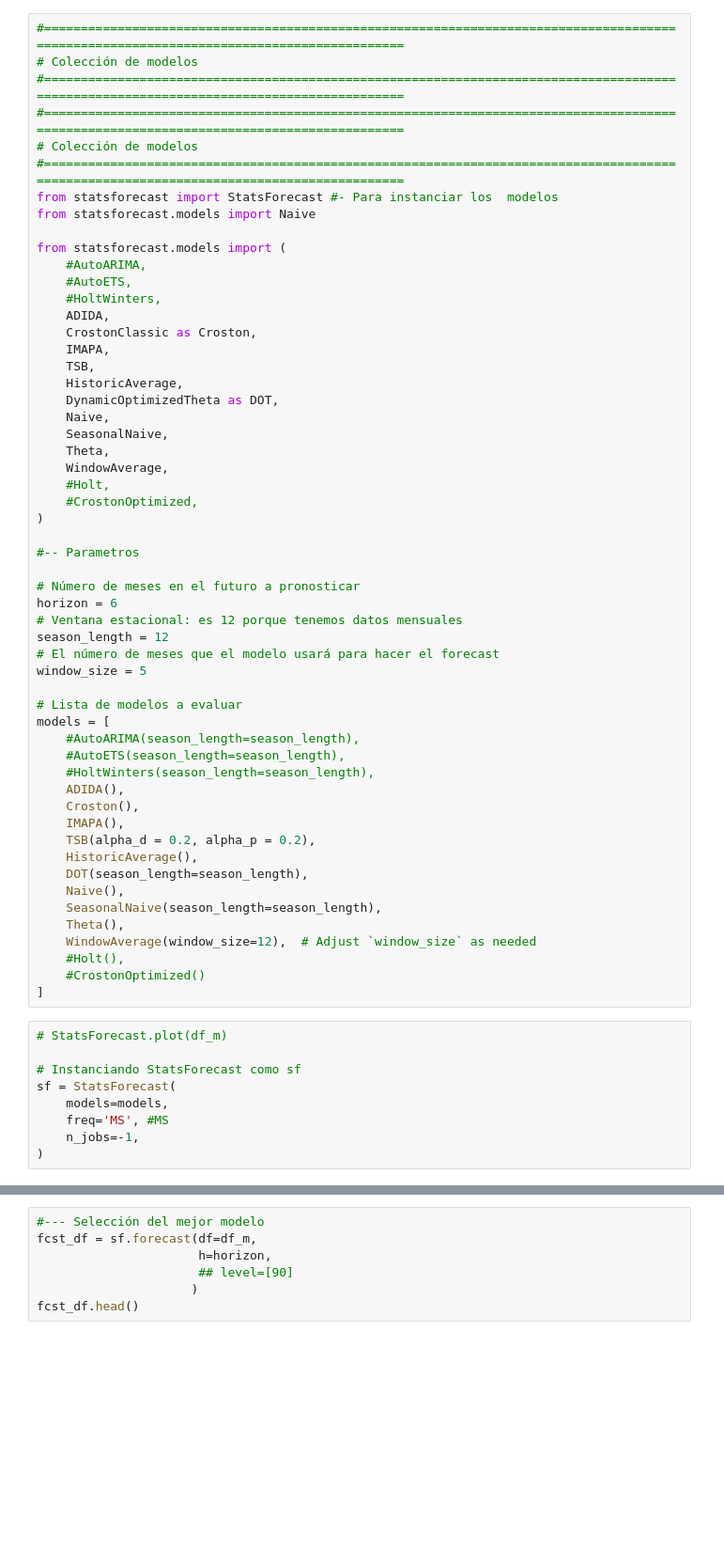
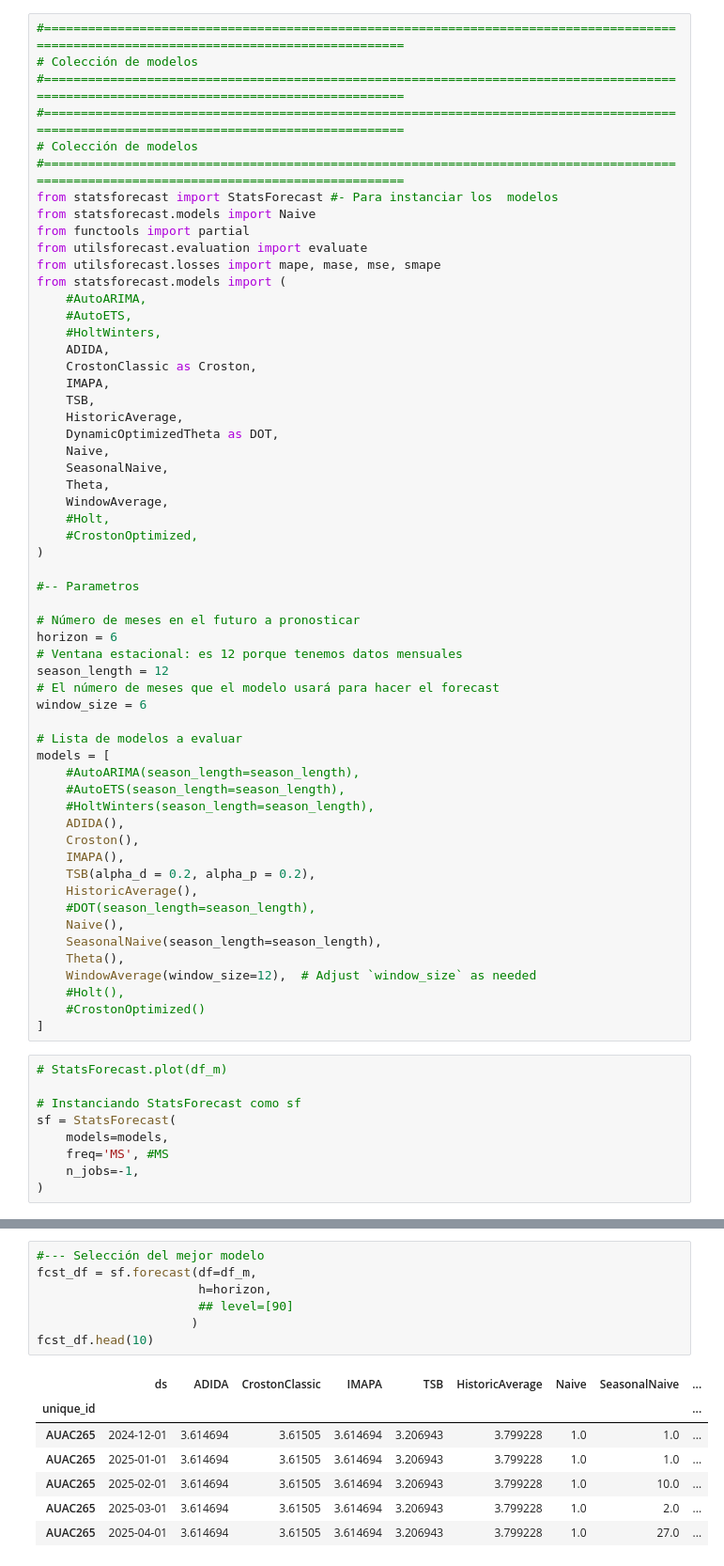
Before and after one commit to luemartinezro/ujueta_project, a Jupyter notebook: mod_data_apilada_Dda_low.ipynb, the cells around one changed output, grey strips where cells are left out. Shown at 94% size. Cells and saved outputs as stored; diff of their text form; blank space fills up the shorter version.

```diff
--- a/mod_data_apilada_Dda_low.ipynb
+++ b/mod_data_apilada_Dda_low.ipynb
@@ -266,7 +281,9 @@ memory usage: 1.5+ MB
 #========================================================================================================================================
 from statsforecast import StatsForecast #- Para instanciar los  modelos
 from statsforecast.models import Naive
-
+from functools import partial
+from utilsforecast.evaluation import evaluate
+from utilsforecast.losses import mape, mase, mse, smape
 from statsforecast.models import (
     #AutoARIMA,
     #AutoETS,
@@ -292,7 +309,7 @@ horizon = 6
 # Ventana estacional: es 12 porque tenemos datos mensuales
 season_length = 12
 # El número de meses que el modelo usará para hacer el forecast
-window_size = 5
+window_size = 6
 
 # Lista de modelos a evaluar
 models = [
@@ -304,7 +321,7 @@ models = [
     IMAPA(),
     TSB(alpha_d = 0.2, alpha_p = 0.2),
     HistoricAverage(),
-    DOT(season_length=season_length),
+    #DOT(season_length=season_length),
     Naive(),
     SeasonalNaive(season_length=season_length),
     Theta(),
@@ -353,9 +395,17 @@ evaluation_df.head(22)
 # %%
 #--- Selección del mejor modelo
 fcst_df = sf.forecast(df=df_m,
                       h=horizon,
                       ## level=[90]
                      )
-fcst_df.head()
+fcst_df.head(10)
+# %% [output]
+|  | ds | ADIDA | CrostonClassic | IMAPA | TSB | HistoricAverage | Naive | SeasonalNaive | ... |
+| unique_id |  |  |  |  |  |  |  |  | ... |
+| AUAC265 | 2024-12-01 | 3.614694 | 3.61505 | 3.614694 | 3.206943 | 3.799228 | 1.0 | 1.0 | ... |
+| AUAC265 | 2025-01-01 | 3.614694 | 3.61505 | 3.614694 | 3.206943 | 3.799228 | 1.0 | 1.0 | ... |
+| AUAC265 | 2025-02-01 | 3.614694 | 3.61505 | 3.614694 | 3.206943 | 3.799228 | 1.0 | 10.0 | ... |
+| AUAC265 | 2025-03-01 | 3.614694 | 3.61505 | 3.614694 | 3.206943 | 3.799228 | 1.0 | 2.0 | ... |
+| AUAC265 | 2025-04-01 | 3.614694 | 3.61505 | 3.614694 | 3.206943 | 3.799228 | 1.0 | 27.0 | ... |
 # %%
 sf.plot(df_m,fcst_df)
```
Also changed, not shown: parts of 7 cells of this notebook.
